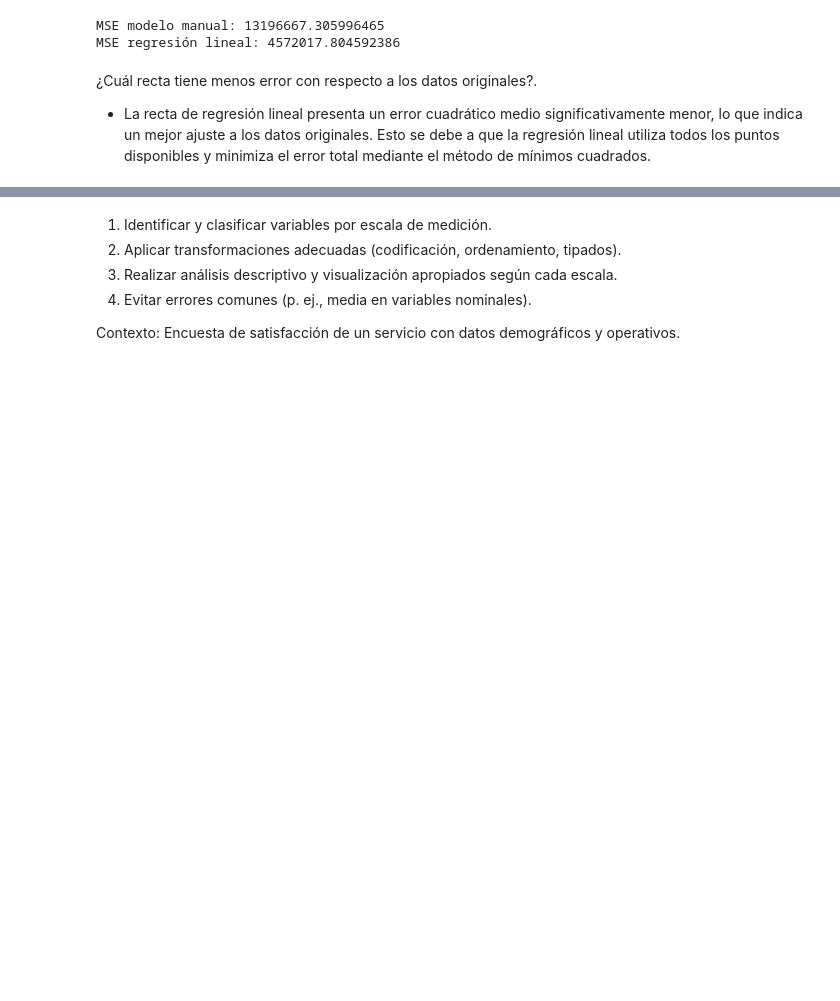
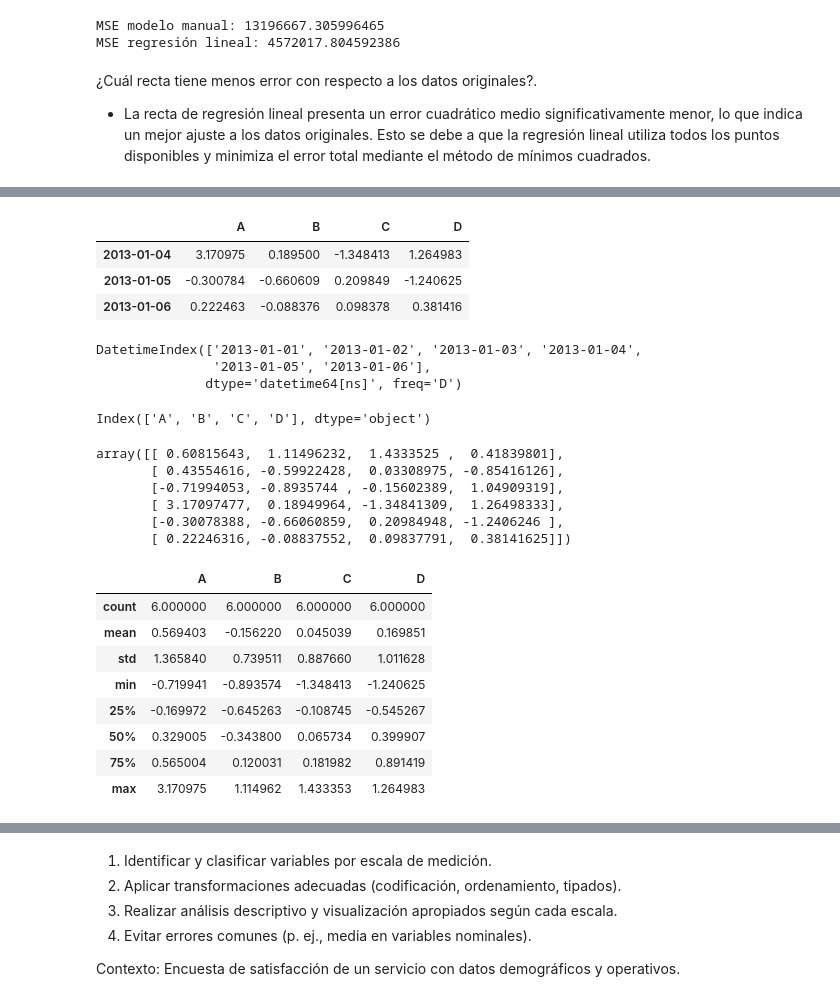
Before and after one commit to Roberto182377/mineriaDeDatos, a Jupyter notebook: Untitled0.ipynb, the cells around one changed output, grey strips where cells are left out. Saved outputs shown, nothing was run; the diff lists cells and outputs as text; code cells hidden in the pictures; blank space fills up the shorter version.

```diff
--- a/Untitled0.ipynb
+++ b/Untitled0.ipynb
@@ -893,0 +907,4 @@ In [2]: import pandas as pd
+# %%
+#Generar un rango de una fecha  (ingresa la fecha inicial, y cuantos elementos será)
+dates = pd.date_range("20130101", periods=6)
+dates
@@ -893,0 +915,4 @@ In [2]: import pandas as pd
+# %%
+#Generar un rango
+df = pd.DataFrame(np.random.randn(6, 4), index=dates, columns=list("ABCD"))
+df
@@ -893,0 +968,43 @@ In [2]: import pandas as pd
+# %%
+#Traer los ultimos elementos
+df.tail(3)
+# %% [output]
+|  | A | B | C | D |
+| 2013-01-04 | 3.170975 | 0.189500 | -1.348413 | 1.264983 |
+| 2013-01-05 | -0.300784 | -0.660609 | 0.209849 | -1.240625 |
+| 2013-01-06 | 0.222463 | -0.088376 | 0.098378 | 0.381416 |
+# %%
+#Obtiene los indices
+df.index
+# %% [output]
+DatetimeIndex(['2013-01-01', '2013-01-02', '2013-01-03', '2013-01-04',
+               '2013-01-05', '2013-01-06'],
+              dtype='datetime64[ns]', freq='D')
+# %%
+#se traera las columnas
+df.columns
+# %% [output]
+Index(['A', 'B', 'C', 'D'], dtype='object')
+# %%
+#en numpy solo se puede tener un tipo de dato este comando lo convierte
+df.to_numpy()
+# %% [output]
+array([[ 0.60815643,  1.11496232,  1.4333525 ,  0.41839801],
+       [ 0.43554616, -0.59922428,  0.03308975, -0.85416126],
+       [-0.71994053, -0.8935744 , -0.15602389,  1.04909319],
+       [ 3.17097477,  0.18949964, -1.34841309,  1.26498333],
+       [-0.30078388, -0.66060859,  0.20984948, -1.2406246 ],
+       [ 0.22246316, -0.08837552,  0.09837791,  0.38141625]])
+# %%
+#Describir
+df.describe()
+# %% [output]
+|  | A | B | C | D |
+| count | 6.000000 | 6.000000 | 6.000000 | 6.000000 |
+| mean | 0.569403 | -0.156220 | 0.045039 | 0.169851 |
+| std | 1.365840 | 0.739511 | 0.887660 | 1.011628 |
+| min | -0.719941 | -0.893574 | -1.348413 | -1.240625 |
+| 25% | -0.169972 | -0.645263 | -0.108745 | -0.545267 |
+| 50% | 0.329005 | -0.343800 | 0.065734 | 0.399907 |
+| 75% | 0.565004 | 0.120031 | 0.181982 | 0.891419 |
+| max | 3.170975 | 1.114962 | 1.433353 | 1.264983 |
```
Also changed, not shown: parts of 65 cells of this notebook.
